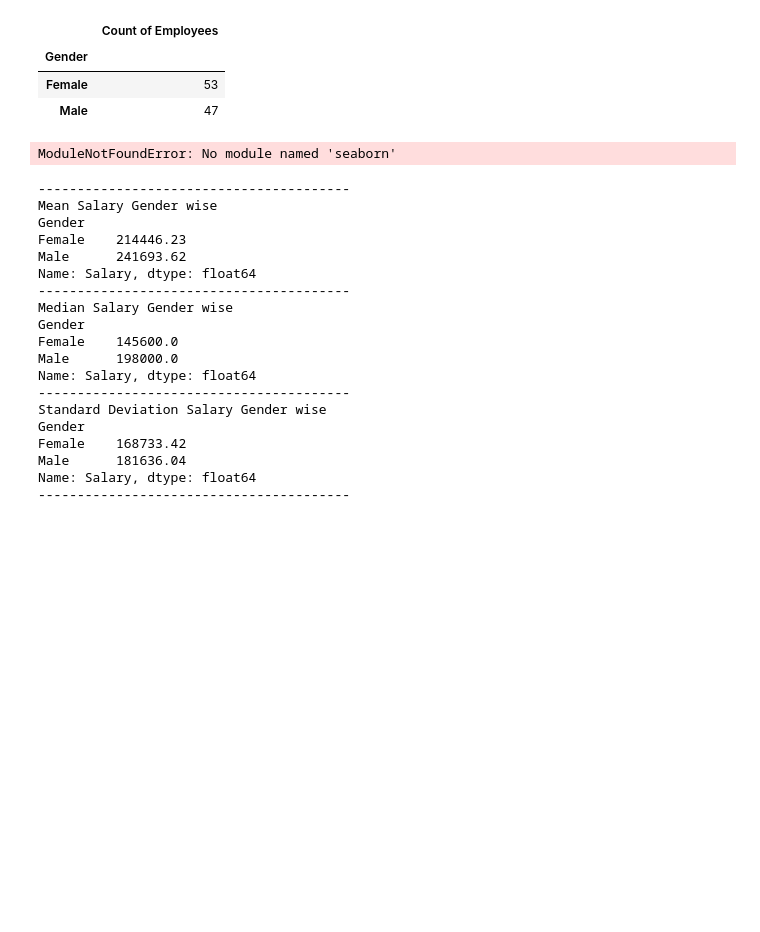
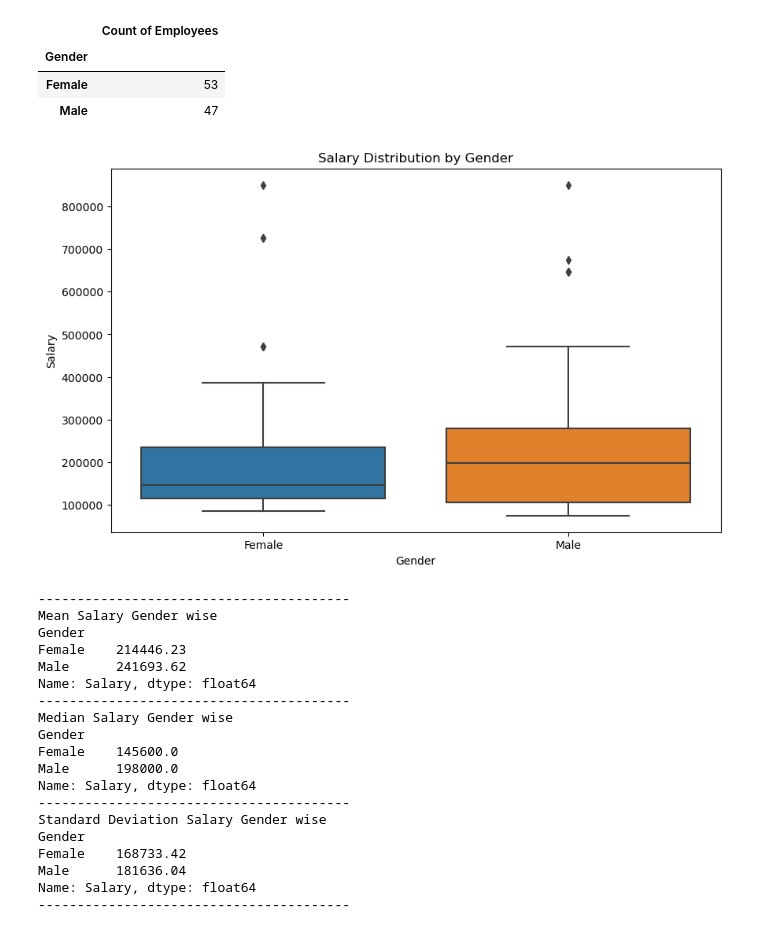
Before and after one commit to Rohit-Ganjoo/EmployeeData-Analysis, a Jupyter notebook: Employee Data Analysis.ipynb, the cells around one changed output. Saved outputs shown, nothing was run; the diff lists cells and outputs as text; code cells hidden in the pictures; blank space fills up the shorter version.

```diff
--- a/Employee Data Analysis.ipynb
+++ b/Employee Data Analysis.ipynb
@@ -195,23 +196,23 @@ df_grouped
 # %%
 import seaborn as sns
 import matplotlib.pyplot as plt
 
 # Assuming df is your DataFrame
 plt.figure(figsize=(10, 6))
 
 # Simple box plot for Salary distribution by Gender
 sns.boxplot(x='Gender', y='Salary', data=df)
 
 # Set labels and title
 plt.xlabel('Gender')
 plt.ylabel('Salary')
 plt.title('Salary Distribution by Gender')
 
-plt.legend(title = 'Gender', labels=['Male','Female'])
+# plt.legend(title = 'Gender', labels=['Male','Female'])
 # Show the plot
 plt.show()
 # %% [output]
-ModuleNotFoundError: No module named 'seaborn'
+[figure, added]
 # %%
 print('-'*40)
 print("Mean Salary Gender wise")
```
Also changed, not shown: parts of 17 cells of this notebook.
